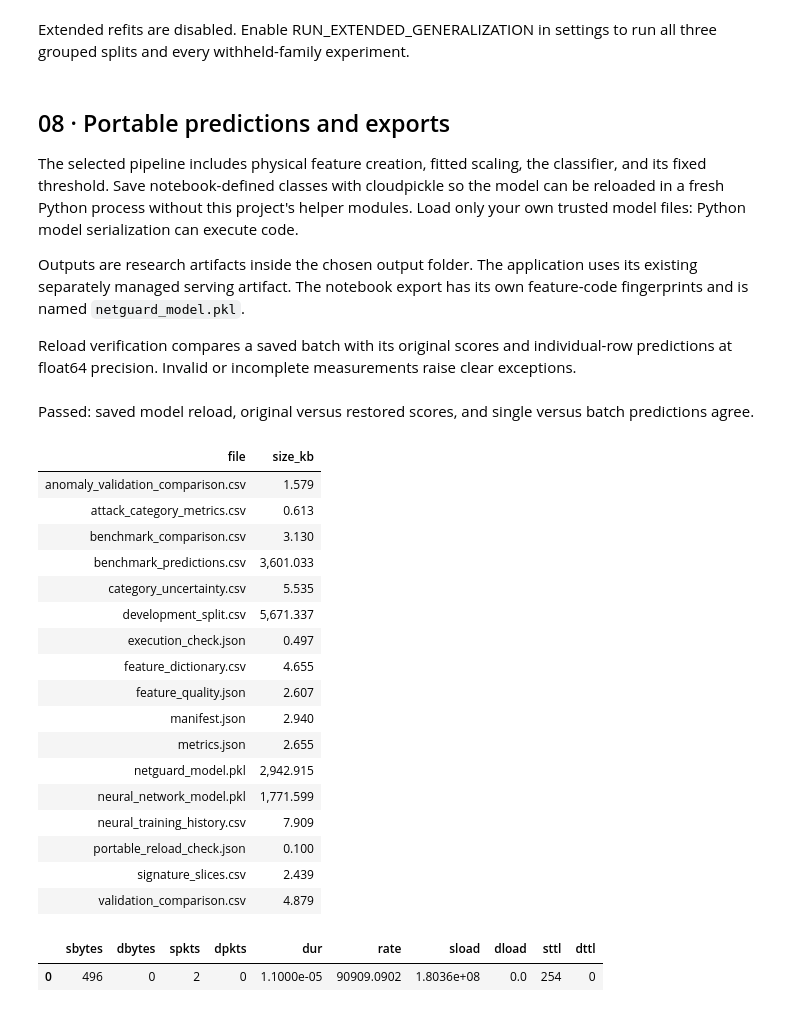
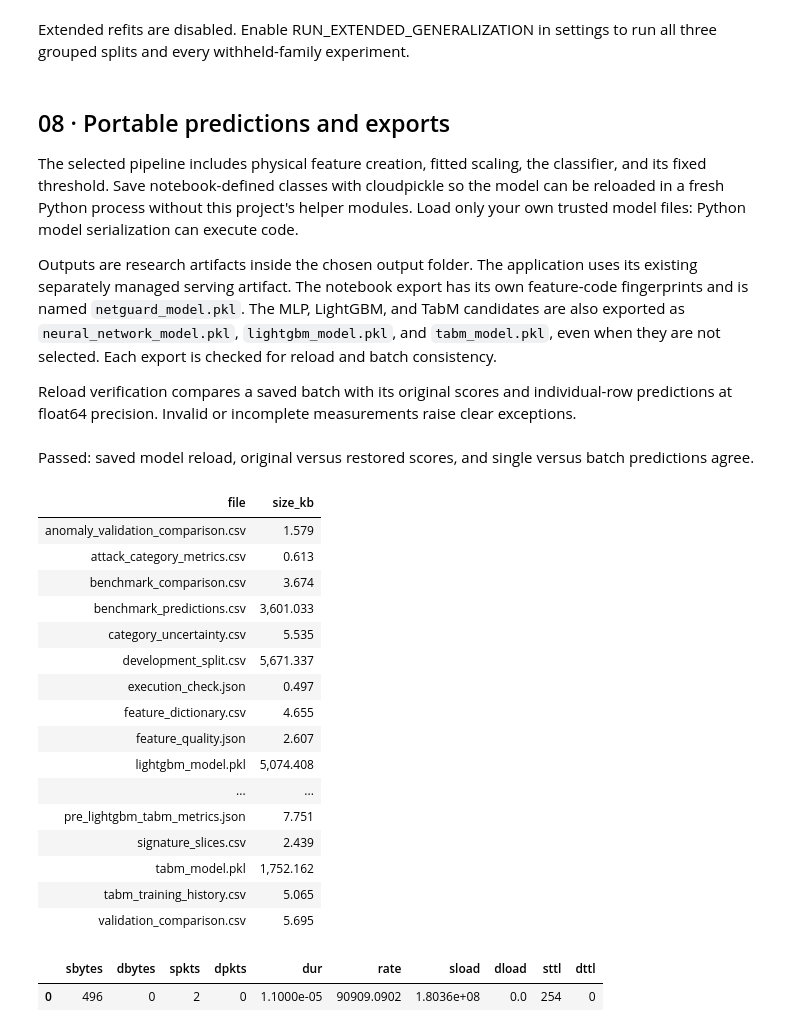
Before and after one commit to KHALIDKARROUM/NetGuard, a Jupyter notebook: notebooks/00_netguard_complete.ipynb, the cells around one changed output. Cells and saved outputs as stored; diff of their text form; code cells hidden in the pictures.

```diff
--- a/notebooks/00_netguard_complete.ipynb
+++ b/notebooks/00_netguard_complete.ipynb
@@ -89,6 +90,9 @@ from sklearn.neighbors import NearestNeighbors, LocalOutlierFactor
 from sklearn.neural_network import MLPRegressor, MLPClassifier
 from catboost import CatBoostClassifier
 from xgboost import XGBClassifier
+from lightgbm import LGBMClassifier
+import torch
+from tabm import TabM
 from sklearn.preprocessing import StandardScaler
 from sklearn.utils.validation import check_is_fitted
 from threadpoolctl import threadpool_limits
@@ -96,6 +100,7 @@ from threadpoolctl import threadpool_limits
 EXPECTED_VERSIONS = {
     "numpy": "2.2.6", "pandas": "2.2.3", "scipy": "1.15.3", "scikit-learn": "1.6.1",
     "joblib": "1.4.2", "threadpoolctl": "3.6.0", "matplotlib": "3.10.3", "cloudpickle": "3.1.1", "catboost": "1.2.8", "xgboost": "3.0.5",
+    "lightgbm": "4.7.0", "torch": "2.8.0", "tabm": "0.0.3", "rtdl-num-embeddings": "0.0.12",
 }
 environment = pd.DataFrame([
     {"package": package, "expected": expected, "installed": version(package),
@@ -451,11 +460,11 @@ class MeanProbabilityClassifier(ClassifierMixin, BaseEstimator):
         return (self.predict_proba(X)[:, 1] >= 0.5).astype(np.int8)
 # %%
 ARTIFACT_SCHEMA_VERSION = 3
-RUNTIME_PACKAGES = ("numpy", "pandas", "scipy", "scikit-learn", "joblib", "threadpoolctl", "catboost", "xgboost")
+RUNTIME_PACKAGES = ("numpy", "pandas", "scipy", "scikit-learn", "joblib", "threadpoolctl", "catboost", "xgboost", "lightgbm", "torch", "tabm", "rtdl-num-embeddings")
 SCORE_CALIBRATION = {"method": "identity", "parameters": {}, "fitted_on": None,
                      "output": "uncalibrated classifier attack score"}
 FEATURE_IMPLEMENTATION_SHA = 'df660f109e885d97881aecb967895052333e3d2700bb2f677326d239bd273a35'
-MODEL_IMPLEMENTATION_SHA = '1915c920f806a95c0ec71206dca73a378bbf084bf70e085d73e0a09347f3dca9'
+MODEL_IMPLEMENTATION_SHA = '696fa51a903fc466d7f16b2040b5cec38ce6ea9c208a1dc85af33b04db1d1a2a'
 
 def feature_implementation_hash():
     return FEATURE_IMPLEMENTATION_SHA
@@ -1445,6 +1626,11 @@ config = ModelUpgradeConfig(
     neural_epochs=6 if FAST_RUN else 160,
     neural_patience=3 if FAST_RUN else 15,
     neural_hidden_layers=(32, 16) if FAST_RUN else (64, 32),
+    lightgbm_trees=20 if FAST_RUN else 800,
+    tabm_epochs=3 if FAST_RUN else 80,
+    tabm_patience=2 if FAST_RUN else 12,
+    tabm_members=4 if FAST_RUN else 16,
+    tabm_width=16 if FAST_RUN else 64,
 )
 rng = np.random.default_rng(config.seed)
 training_name = "UNSW_NB15_training-set.csv"
@@ -2131,8 +2370,8 @@ finish_figure(fig, "08_confusion_and_scores")
 [figure]
 # %%
 fig, axes = plt.subplots(1, 2, figsize=(12, 5))
-palette = [COLORS[k] for k in ["normal", "blue", "attack", "purple"]]
-curve_names = [bundle["model_name"], "catboost", "xgboost", "neural_network_mlp"]
+palette = [COLORS[k] for k in ["normal", "blue", "attack", "purple", "muted"]]
+curve_names = [bundle["model_name"], "xgboost", "lightgbm", "tabm", "neural_network_mlp"]
 for name, color in zip(dict.fromkeys(curve_names), palette):
     if name not in benchmark_scores:
         continue
@@ -2293,7 +2532,9 @@ Load only your own trusted model files: Python model serialization can execute c
 
 Outputs are research artifacts inside the chosen output folder. The application uses its
 existing separately managed serving artifact. The notebook export has its own feature-code
-fingerprints and is named `netguard_model.pkl`.
+fingerprints and is named `netguard_model.pkl`. The MLP, LightGBM, and TabM candidates
+are also exported as `neural_network_model.pkl`, `lightgbm_model.pkl`, and `tabm_model.pkl`,
+even when they are not selected. Each export is checked for reload and batch consistency.
 
 Reload verification compares a saved batch with its original scores and individual-row predictions
 at float64 precision. Invalid or incomplete measurements raise clear exceptions.
@@ -2301,9 +2542,23 @@ at float64 precision. Invalid or incomplete measurements raise clear exceptions.
 model_bundle = {key: value for key, value in bundle.items() if key != "_comparison_candidates"}
 model_bundle["benchmark_metrics"] = benchmark_metrics
 MODEL_PATH = OUTPUT/"netguard_model.pkl"
-neural_candidate = bundle["_comparison_candidates"]["neural_network_mlp"]
-with (OUTPUT/"neural_network_model.pkl").open("wb") as handle:
-    cloudpickle.dump(neural_candidate, handle, protocol=5)
+additional_exports = {"neural_network_mlp": "neural_network_model.pkl",
+                      "lightgbm": "lightgbm_model.pkl", "tabm": "tabm_model.pkl"}
+additional_export_checks = {}
+for name, filename in additional_exports.items():
+    candidate = bundle["_comparison_candidates"][name]
+    with (OUTPUT/filename).open("wb") as handle:
+        cloudpickle.dump(candidate, handle, protocol=5)
+    with (OUTPUT/filename).open("rb") as handle:
+        reloaded = cloudpickle.load(handle)
+    export_sample = benchmark.loc[:, list(RAW_INPUTS)].iloc[:16]
+    original = predict_raw(candidate, export_sample)
+    reloaded_batch = predict_raw(reloaded, export_sample)
+    reloaded_single = pd.concat([predict_raw(reloaded, export_sample.iloc[[i]]) for i in range(len(export_sample))])
+    np.testing.assert_allclose(original.attack_score, reloaded_batch.attack_score, rtol=0, atol=1e-12)
+    np.testing.assert_allclose(reloaded_batch.attack_score, reloaded_single.attack_score, rtol=0, atol=1e-12)
+    np.testing.assert_array_equal(reloaded_batch.predicted_label, reloaded_single.predicted_label)
+    additional_export_checks[name] = {"reload_matches": True, "single_and_batch_match": True}
 with MODEL_PATH.open("wb") as handle:
     cloudpickle.dump(model_bundle, handle, protocol=5)
 with MODEL_PATH.open("rb") as handle:
@@ -2322,6 +2577,7 @@ tables = {
     "signature_slices.csv": robustness, "category_uncertainty.csv": pd.DataFrame(robustness_category_rows),
     "feature_dictionary.csv": pd.DataFrame(feature_catalog()),
     "neural_training_history.csv": pd.DataFrame(bundle["neural_training"]["history"]),
+    "tabm_training_history.csv": pd.DataFrame(bundle["tabm_training"]["history"]),
 }
 if len(anomaly_comparison): tables["anomaly_validation_comparison.csv"] = anomaly_comparison
 if extended_rows: tables["extended_generalization.csv"] = pd.DataFrame(extended_rows)
@@ -2336,51 +2592,53 @@ metrics_summary = {"selected_model": bundle["model_name"], "threshold": bundle["
     "ensemble_decision": bundle["ensemble_decision"], "score_calibration": bundle["score_calibration"],
     "previous_reference": bundle["previous_reference"],
     "neural_training": {k: v for k, v in bundle["neural_training"].items() if k != "history"},
+    "tabm_training": {k: v for k, v in bundle["tabm_training"].items() if k != "history"},
     "evaluation_status": bundle["evaluation_status"]}
 (OUTPUT/"metrics.json").write_text(json.dumps(metrics_summary, indent=2, allow_nan=False), encoding="utf-8")
 manifest = {
     "created_utc": datetime.now(timezone.utc).isoformat(), "python": platform.python_version(),
     "packages": {name: version(name) for name in EXPECTED_VERSIONS}, "configuration": asdict(config),
     "fast_run": FAST_RUN, "bootstrap_repeats": BOOTSTRAP_REPEATS,
     "selected_model": bundle["model_name"], "threshold": bundle["threshold"],
     "raw_inputs": list(RAW_INPUTS), "feature_names": list(FEATURE_NAMES),
     "fit_rows": len(fit_idx), "validation_rows": len(val_idx), "benchmark_rows": len(benchmark),
     "evaluation_status": bundle["evaluation_status"],
     "input_sha256": {name: file_sha256(DATA/name) for name in [training_name, testing_name]},
     "model_sha256": file_sha256(MODEL_PATH),
     "feature_implementation_sha256": FEATURE_IMPLEMENTATION_SHA,
     "model_implementation_sha256": MODEL_IMPLEMENTATION_SHA,
-    "new_models": ["extra_trees", "xgboost", "catboost", "neural_network_mlp"],
+    "new_models": ["extra_trees", "xgboost", "catboost", "neural_network_mlp", "lightgbm", "tabm"],
     "neural_model_sha256": file_sha256(OUTPUT/"neural_network_model.pkl"),
+    "additional_models": {name: {"file": filename, "sha256": file_sha256(OUTPUT/filename),
+        "checks": additional_export_checks[name]} for name, filename in additional_exports.items()},
     "checks": {"grouped_split_disjoint": True, "physical_features_verified": True,
                "artifact_reload_matches": True, "single_and_batch_match": True},
     "optional_runs": {"tsne": RUN_TSNE, "extended_generalization": RUN_EXTENDED_GENERALIZATION,
                       "anomaly_models": RUN_ANOMALY_MODELS},
 }
 (OUTPUT/"manifest.json").write_text(json.dumps(manifest, indent=2, allow_nan=False), encoding="utf-8")
 note("Passed: saved model reload, original versus restored scores, and single versus batch predictions agree.")
 show_table(pd.DataFrame([{"file": p.name, "size_kb": p.stat().st_size/1024}
                          for p in sorted(OUTPUT.iterdir()) if p.is_file() and p.suffix in [".pkl", ".csv", ".json"]]))
 # %% [output]
 Passed: saved model reload, original versus restored scores, and single versus batch predictions agree.
 | file | size_kb |
 | anomaly_validation_comparison.csv | 1.579 |
 | attack_category_metrics.csv | 0.613 |
-| benchmark_comparison.csv | 3.130 |
+| benchmark_comparison.csv | 3.674 |
 | benchmark_predictions.csv | 3,601.033 |
 | category_uncertainty.csv | 5.535 |
 | development_split.csv | 5,671.337 |
 | execution_check.json | 0.497 |
 | feature_dictionary.csv | 4.655 |
 | feature_quality.json | 2.607 |
-| manifest.json | 2.940 |
-| metrics.json | 2.655 |
-| netguard_model.pkl | 2,942.915 |
-| neural_network_model.pkl | 1,771.599 |
-| neural_training_history.csv | 7.909 |
-| portable_reload_check.json | 0.100 |
+| lightgbm_model.pkl | 5,074.408 |
+| ... | ... |
+| pre_lightgbm_tabm_metrics.json | 7.751 |
 | signature_slices.csv | 2.439 |
-| validation_comparison.csv | 4.879 |
+| tabm_model.pkl | 1,752.162 |
+| tabm_training_history.csv | 5.065 |
+| validation_comparison.csv | 5.695 |
 # %%
 # Replace these measured values with your own connection. Missing fields are rejected.
 new_connection = benchmark.loc[:, list(RAW_INPUTS)].iloc[[0]].copy()
```
Also changed, not shown: parts of 15 cells of this notebook, 4 other files.
